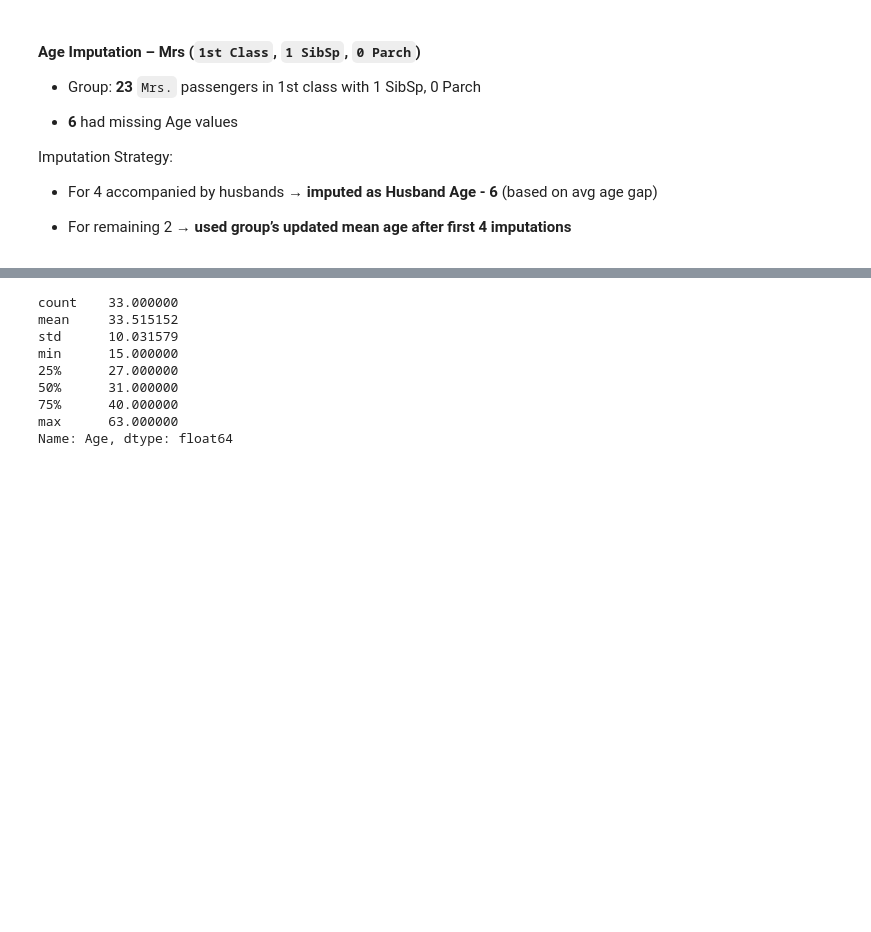
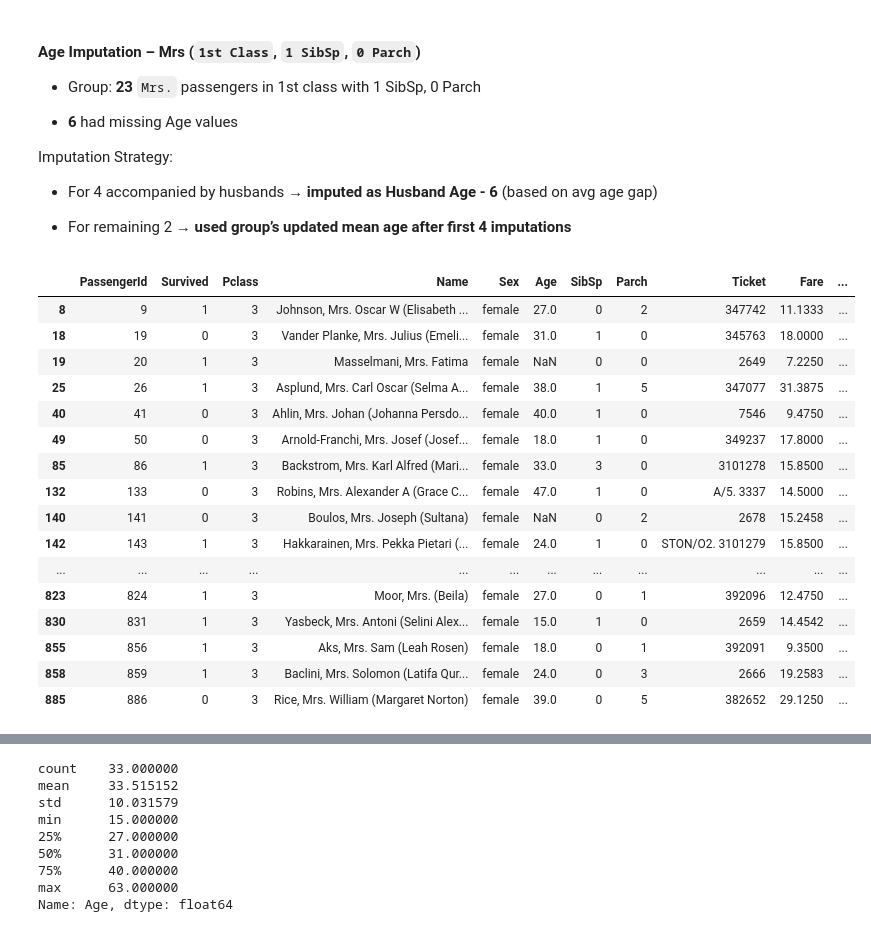
Before and after one commit to Restart29/titanic-analysis, a Jupyter notebook: notebooks/titanic.ipynb, the cells around one changed output, grey strips where cells are left out. Drawn from its saved outputs; the diff is of its cells as text; code cells hidden in the pictures; blank space fills up the shorter version.

```diff
--- a/notebooks/titanic.ipynb
+++ b/notebooks/titanic.ipynb
@@ -655,3 +655,23 @@ Imputation Strategy:
 - For 4 accompanied by husbands → **imputed as Husband Age - 6** (based on avg age gap)
 
 - For remaining 2 → **used group’s updated mean age after first 4 imputations**
+# %%
+change_db2.loc[((change_db2['Pclass']==3)&(change_db2['Title']=='Mrs'))]
+# %% [output]
+|  | PassengerId | Survived | Pclass | Name | Sex | Age | SibSp | Parch | Ticket | Fare | ... |
+| 8 | 9 | 1 | 3 | Johnson, Mrs. Oscar W (Elisabeth ... | female | 27.0 | 0 | 2 | 347742 | 11.1333 | ... |
+| 18 | 19 | 0 | 3 | Vander Planke, Mrs. Julius (Emeli... | female | 31.0 | 1 | 0 | 345763 | 18.0000 | ... |
+| 19 | 20 | 1 | 3 | Masselmani, Mrs. Fatima | female | NaN | 0 | 0 | 2649 | 7.2250 | ... |
+| 25 | 26 | 1 | 3 | Asplund, Mrs. Carl Oscar (Selma A... | female | 38.0 | 1 | 5 | 347077 | 31.3875 | ... |
+| 40 | 41 | 0 | 3 | Ahlin, Mrs. Johan (Johanna Persdo... | female | 40.0 | 1 | 0 | 7546 | 9.4750 | ... |
+| 49 | 50 | 0 | 3 | Arnold-Franchi, Mrs. Josef (Josef... | female | 18.0 | 1 | 0 | 349237 | 17.8000 | ... |
+| 85 | 86 | 1 | 3 | Backstrom, Mrs. Karl Alfred (Mari... | female | 33.0 | 3 | 0 | 3101278 | 15.8500 | ... |
+| 132 | 133 | 0 | 3 | Robins, Mrs. Alexander A (Grace C... | female | 47.0 | 1 | 0 | A/5. 3337 | 14.5000 | ... |
+| 140 | 141 | 0 | 3 | Boulos, Mrs. Joseph (Sultana) | female | NaN | 0 | 2 | 2678 | 15.2458 | ... |
+| 142 | 143 | 1 | 3 | Hakkarainen, Mrs. Pekka Pietari (... | female | 24.0 | 1 | 0 | STON/O2. 3101279 | 15.8500 | ... |
+| ... | ... | ... | ... | ... | ... | ... | ... | ... | ... | ... | ... |
+| 823 | 824 | 1 | 3 | Moor, Mrs. (Beila) | female | 27.0 | 0 | 1 | 392096 | 12.4750 | ... |
+| 830 | 831 | 1 | 3 | Yasbeck, Mrs. Antoni (Selini Alex... | female | 15.0 | 1 | 0 | 2659 | 14.4542 | ... |
+| 855 | 856 | 1 | 3 | Aks, Mrs. Sam (Leah Rosen) | female | 18.0 | 0 | 1 | 392091 | 9.3500 | ... |
+| 858 | 859 | 1 | 3 | Baclini, Mrs. Solomon (Latifa Qur... | female | 24.0 | 0 | 3 | 2666 | 19.2583 | ... |
+| 885 | 886 | 0 | 3 | Rice, Mrs. William (Margaret Norton) | female | 39.0 | 0 | 5 | 382652 | 29.1250 | ... |
```
Also changed, not shown: parts of 21 cells of this notebook.
